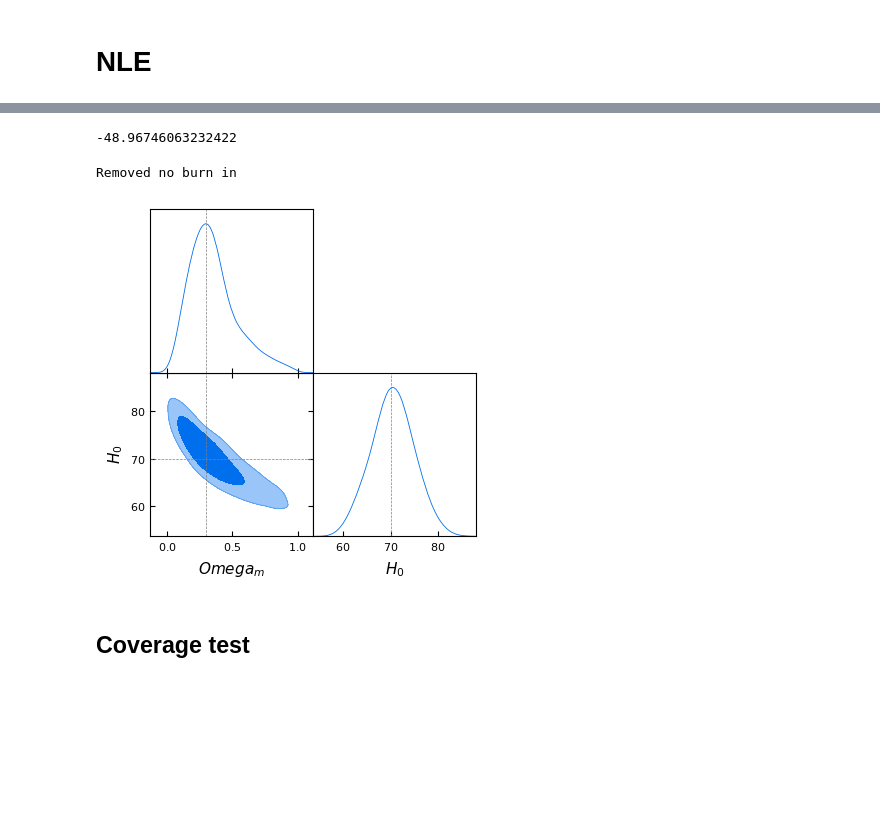
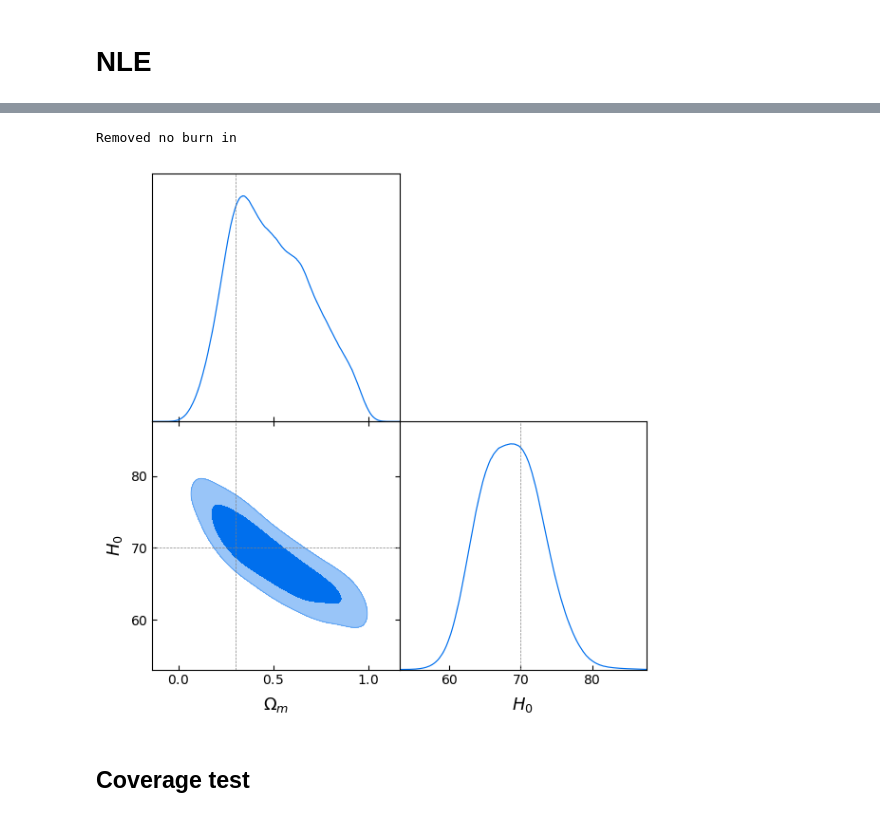
Before and after one commit to astrostatistics-in-crete/2024_summer_school, a Jupyter notebook: 13_SBI/SBI_answerkey.ipynb, the cells around one changed output, grey strips where cells are left out. Cells and saved outputs as stored; diff of their text form; code cells hidden in the pictures; blank space fills up the shorter version.

```diff
--- a/13_SBI/SBI_answerkey.ipynb
+++ b/13_SBI/SBI_answerkey.ipynb
@@ -948,22 +768,22 @@ LOCAL_RANK: 0 - CUDA_VISIBLE_DEVICES: [0,1,2,3]
 # %%
 # Define the prior distribution
-def log_prior(theta):
-    Omega_m, H0 = theta
+def log_prior(params):
+    Omega_m, H0 = params
     if 0 < Omega_m < 1 and 50 < H0 < 100:
         return 0.0  # Uniform prior
     else:
         return -np.inf  # Log(0) for invalid values
 
 # Define the log-posterior function
-def log_posterior(theta, x):
-    theta = torch.tensor(theta, dtype=torch.float32)
+def log_posterior(params, x):
+    params = torch.tensor(params, dtype=torch.float32)
     x = torch.tensor(x, dtype=torch.float32)
 
-    lp = log_prior(theta)
+    lp = log_prior(params)
 
     # Normalize
     x = (x - x_mean) / x_std
-    context = (theta - theta_mean) / theta_std
+    context = (params - param_mean) / param_std
     context = context.unsqueeze(0)
 
     # Compute Likelihood
@@ -975,28 +795,20 @@ def log_posterior(theta, x):
     else:
         return lp + log_likelihood
 # %%
-theta_test = np.array([0.3, 70.0])
-x_test = luminosity_distance_simulator(theta_test, z)
-
-log_posterior(theta_test, x_test)
+params_test = np.array([0.3, 70.0])
+x_test = luminosity_distance_simulator(params_test, z)
-# %% [output]
--48.96746063232422
 # %%
 # Set up the MCMC sampler
 ndim = 2
-nwalkers = 30
-nsteps = 5000
-
-theta_test = np.array([0.3, 70.0])
+nwalkers = 20
+nsteps = 3000
 
 # Initial positions of the walkers
-initial_pos = [theta_test + 1e-4*np.random.randn(ndim) for i in range(nwalkers)]
-
+initial_pos = [params_test + 1e-4*np.random.randn(ndim) for i in range(nwalkers)]
 # Observed data
-x_test = luminosity_distance_simulator(theta_test, z)
+x_test = luminosity_distance_simulator(params_test, z)
 
 # MCMC sampler
-sampler = emcee.EnsembleSampler(nwalkers, ndim, log_posterior, args=(x_test,))
-
-# Run MCMC
-sampler.run_mcmc(initial_pos, nsteps, progress=True)
+with Pool() as pool:
+    sampler = emcee.EnsembleSampler(nwalkers, ndim, log_posterior, args=(x_test,), pool=pool)
+    sampler.run_mcmc(initial_pos, nsteps, progress=True)
@@ -1009,16 +815,18 @@ samples = sampler.get_chain(discard=500, thin=15, flat=True)
 # %%
+# Get the samples
+samples = sampler.get_chain(discard=500, thin=15, flat=True)
 
 # Create a MCSamples instance
-samples_mcs = MCSamples(samples=samples, labels=['Omega_m', 'H_0'], names=['Omega_m', 'H_0'])
+samples_mcs = MCSamples(samples=samples, labels=['\Omega_m', 'H_0'], names=['\Omega_m', 'H_0'])
 
 # Create a GetDist plot
-g = plots.get_subplot_plotter()
-g.triangle_plot([samples_mcs], filled=True, markers={'Omega_m': 0.3, 'H_0': 70})
+g = plots.get_subplot_plotter(width_inch=6)
+g.triangle_plot([samples_mcs], filled=True, markers={'\Omega_m': 0.3, 'H_0': 70})
 
 plt.show()
 # %% [output]
 Removed no burn in
-[figure, old version]
+[figure, new version]
 # %% [markdown]
 ## Coverage test
 # %%
```
Also changed, not shown: parts of 83 cells of this notebook.
